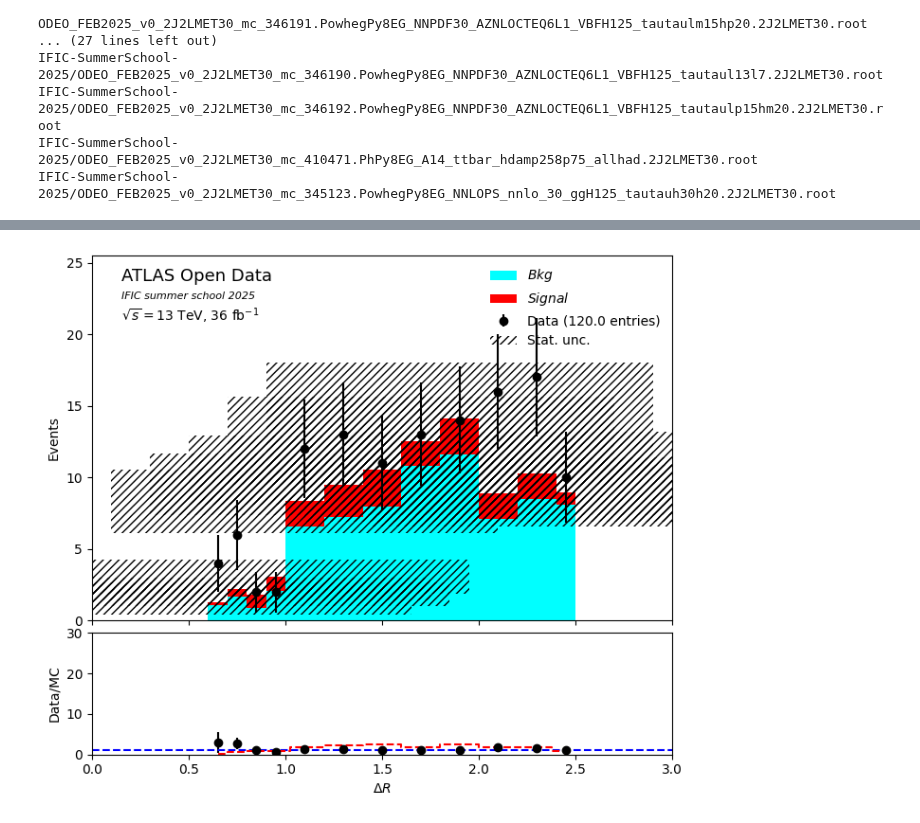
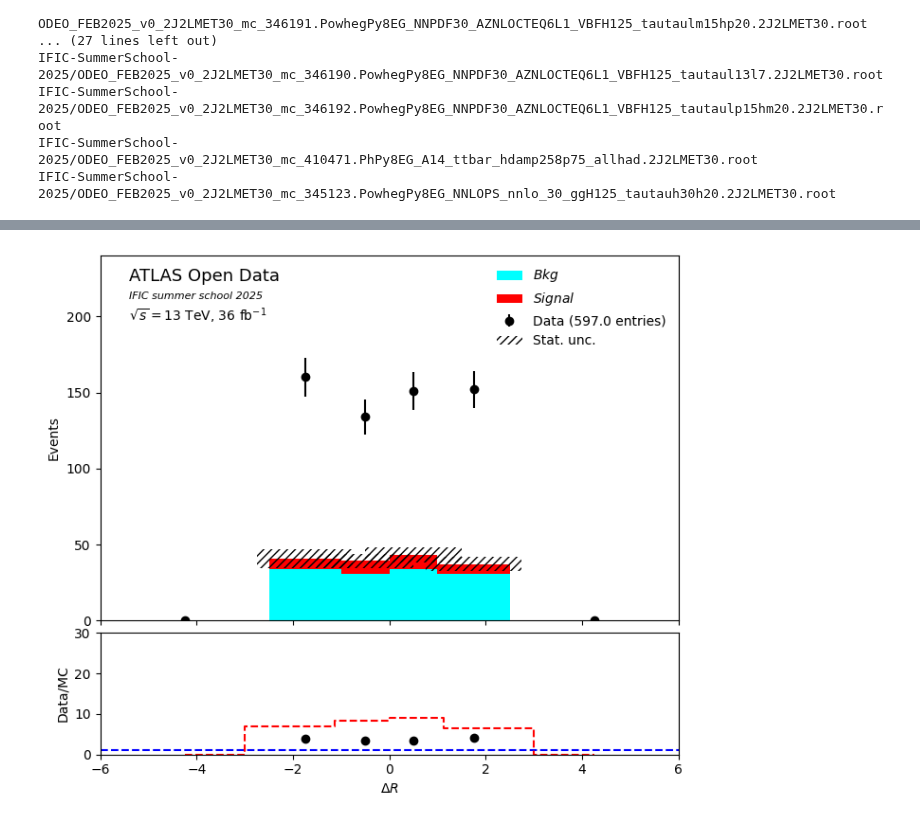
Before and after one commit to M0V1/IFIC-SummerSchool-2025, a Jupyter notebook: Htotautau.ipynb, the cells around one changed output, grey strips where cells are left out. Saved outputs shown, nothing was run; the diff lists cells and outputs as text; code cells hidden in the pictures.

```diff
--- a/Htotautau.ipynb
+++ b/Htotautau.ipynb
@@ -72,7 +77,10 @@ files = [
     "IFIC-SummerSchool-2025/ODEO_FEB2025_v0_2J2LMET30_mc_346192.PowhegPy8EG_NNPDF30_AZNLOCTEQ6L1_VBFH125_tautaulp15hm20.2J2LMET30.root",
     "IFIC-SummerSchool-2025/ODEO_FEB2025_v0_2J2LMET30_mc_346193.PowhegPy8EG_NNPDF30_AZNLOCTEQ6L1_VBFH125_tautauh30h20.2J2LMET30.root",
     "IFIC-SummerSchool-2025/ODEO_FEB2025_v0_2J2LMET30_mc_600686.PhPy8EG_NNPDF3_AZNLO_ggZH125_Htautau_Zinc.2J2LMET30.root",
-    "IFIC-SummerSchool-2025/ODEO_FEB2025_v0_2J2LMET30_mc_345123.PowhegPy8EG_NNLOPS_nnlo_30_ggH125_tautauh30h20.2J2LMET30.root"
+    "IFIC-SummerSchool-2025/ODEO_FEB2025_v0_2J2LMET30_mc_345123.PowhegPy8EG_NNLOPS_nnlo_30_ggH125_tautauh30h20.2J2LMET30.root",
+    "/content/drive/MyDrive/Colab Notebooks/ODEO_FEB2025_v0_2J2LMET30_mc_700902.Sh_2214_Ztt_maxHTpTV2_Mll10_40_CFilterBVeto.2J2LMET30.root",
+    "/content/drive/MyDrive/Colab Notebooks/ODEO_FEB2025_v0_2J2LMET30_mc_700901.Sh_2214_Ztt_maxHTpTV2_Mll10_40_BFilter.2J2LMET30.root",
+
 ]
 
 tree_name = "analysis"
@@ -217,12 +225,14 @@ def process_file(file_path, tree_name, loop):
 
        # data['Inv_mass'] = Hmass(data.tau_e, data.tau_pt, data.tau_eta, data.tau_phi) #invariant
         data['Inv_mass'] = collinear_mass(data.tau_pt, data.tau_phi,data.tau_eta,data.tau_e, data.met, data.met_phi) #colinear approx
-        data['tau_pt']= ak.sum(data.tau_pt, axis=1)
-        data['tau_eta']= ak.sum(data.tau_eta, axis=1)
-        data['tau_phi']= ak.sum(data.tau_phi, axis=1)
+        data['tau_pt']= data.tau_pt[:, 1]
+        print(data['tau_pt'])
+        data['tau_eta']= data.tau_eta[:, 1]
+        print(data['tau_eta'])
+        data['tau_phi']= data.tau_phi[:, 1]
+        print(data['tau_phi'])
+        data['DeltaR'] = DeltaR_full
 
-        data['DeltaR'] = DeltaR_full
-        data['tau_e']= ak.sum(data.tau_e, axis=1)
         data['Weight'] = calc_weight(data)
         sample_data.append(data)
 
@@ -268,6 +278,8 @@ signal_files = [
     files[17], #ggZH_Htautau
     files[4],  # ttH125_allhad
     files[7],  # ttH125_semilep
+    files[19],
+    files[18]
 
 ]
 higgs_files =[
@@ -370,7 +382,7 @@ def plot_data(bkg, signal,higgs, data, fit=True):
     ratio_ax.step(bin_centres, signal_y, where='mid', color='red', linestyle='--', label='Signal MC')
 
     ratio_ax.set_ylabel("Data - Bkg")
-    ratio_ax.set_ylim(-1, 30)
+    ratio_ax.set_ylim(-1, 8)
     ratio_ax.set_xlabel(r"$m_{\tau\tau}$ [GeV]")
 
     plt.tight_layout()
@@ -562,17 +573,17 @@ plot_data(bkg_data, signal_data, data_data)
 # %%
 def plot_data(bkg, signal, data, fit=True):
-    xmin, xmax, step_size = 0,3, 2
+    xmin, xmax, step_size = -6,6, 2
     #bin_edges = np.arange(xmin, xmax + step_size, step_size)
-    bin_edges = np.array([0.6 , 0.7, 0.8,  0.9, 1, 1.2,1.4, 1.6,1.8, 2.0, 2.2,2.4,2.5])
+    bin_edges = np.array([-6, -2.5, -1, 0, 1, 2.5, 6])
     bin_centres = (bin_edges[:-1] + bin_edges[1:]) / 2
 
 
-    data_y, _ = np.histogram(data['DeltaR'], bins=bin_edges)
+    data_y, _ = np.histogram(data['tau_eta'], bins=bin_edges)
     data_yerr = np.sqrt(data_y)
 
 
-    bkg_y, _ = np.histogram(bkg['DeltaR'], bins=bin_edges, weights=bkg['Weight'])
-    signal_y, _ = np.histogram(signal['DeltaR'], bins=bin_edges, weights=signal['Weight'])
+    bkg_y, _ = np.histogram(bkg['tau_eta'], bins=bin_edges, weights=bkg['Weight'])
+    signal_y, _ = np.histogram(signal['tau_eta'], bins=bin_edges, weights=signal['Weight'])
 
 
     stacked_mc = np.vstack([bkg_y, signal_y])
@@ -580,8 +591,8 @@ def plot_data(bkg, signal, data, fit=True):
 
 
     total_mc_err = np.sqrt(
-        np.histogram(bkg['DeltaR'], bins=bin_edges, weights=bkg['Weight']**2)[0] +
-        np.histogram(signal['DeltaR'], bins=bin_edges, weights=signal['Weight']**2)[0]
+        np.histogram(bkg['tau_eta'], bins=bin_edges, weights=bkg['Weight']**2)[0] +
+        np.histogram(signal['tau_eta'], bins=bin_edges, weights=signal['Weight']**2)[0]
     )
 
     fig, (main_ax, ratio_ax) = plt.subplots(2, 1, figsize=(7, 6), gridspec_kw={'height_ratios': [3, 1]}, sharex=True)
@@ -589,7 +600,7 @@ def plot_data(bkg, signal, data, fit=True):
     main_ax.errorbar(bin_centres, data_y, yerr=data_yerr, fmt='ko', label=f'Data ({sum(data_y)} entries)')
 
 
-    main_ax.hist([bkg['DeltaR'], signal['DeltaR']],
+    main_ax.hist([bkg['tau_eta'], signal['tau_eta']],
                  bins=bin_edges,
                  weights=[bkg['Weight'], signal['Weight']],
                  stacked=True,
@@ -599,31 +610,31 @@ def plot_data(bkg, signal, data, fit=True):
 
     main_ax.bar(bin_centres, 2 * total_mc_err, alpha=0.5, bottom=total_mc - total_mc_err,
                 color='none', hatch="////", width=step_size, label='Stat. unc.')
 
     main_ax.set_xlim(xmin, xmax)
     main_ax.set_ylim(0, max(max(data_y), max(total_mc)) * 1.5)
     main_ax.set_ylabel("Events")
     main_ax.text(0.05, 0.93, 'ATLAS Open Data', transform=main_ax.transAxes, fontsize=13)
     main_ax.text(0.05, 0.88, 'IFIC summer school 2025', transform=main_ax.transAxes, style='italic', fontsize=8)
     main_ax.text(0.05, 0.82, r'$\sqrt{s}=13$ TeV, 36 fb$^{-1}$', transform=main_ax.transAxes)
     main_ax.legend(frameon=False)
 
 
     ratio = data_y / total_mc
     ratio_err =  np.abs(ratio * np.sqrt((data_yerr / data_y)**2 + (total_mc_err / total_mc)**2))
 
     ratio_ax.errorbar(bin_centres, ratio, yerr=ratio_err, fmt='ko')
     ratio_ax.axhline(1, color='blue', linestyle='--')
     ratio_ax.step(bin_centres, signal_y, where='mid', color='red', linestyle='--', label='Signal MC')
 
     ratio_ax.set_ylabel("Data/MC")
     ratio_ax.set_ylim(0, 30)
     ratio_ax.set_xlabel(r"$\Delta R$")
 
     plt.tight_layout()
     plt.subplots_adjust(hspace=0.05)
     plt.show()
 
 plot_data(bkg_data, signal_data, data_data)
 # %% [output]
-[figure, old version]
+[figure, new version]
```
Also changed, not shown: parts of 8 cells of this notebook.
